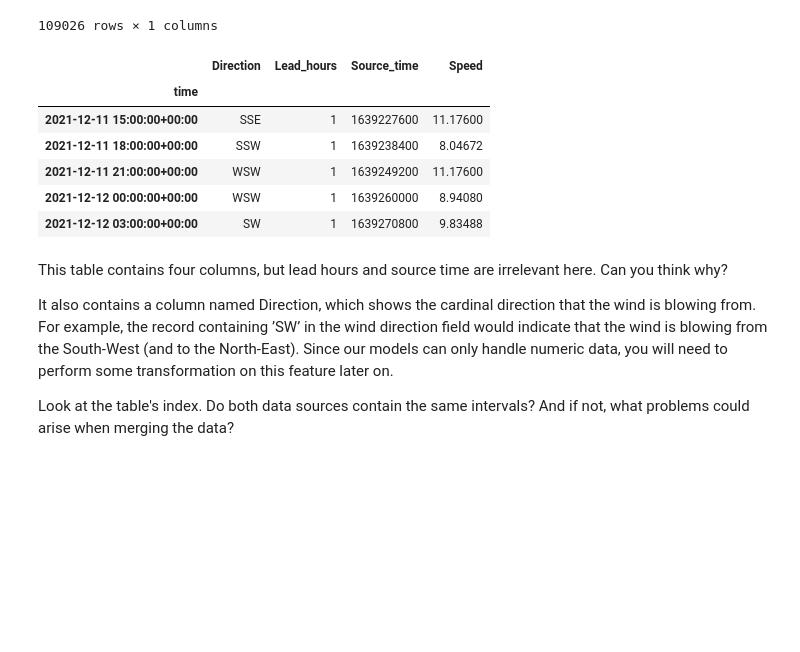
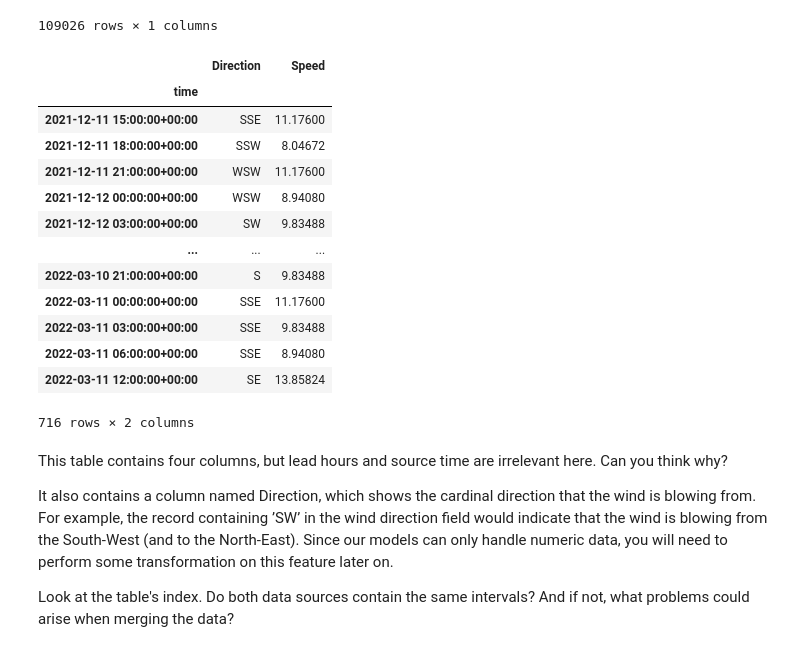
Before and after one commit to maribelpreite/orkney-wind-energy-forecasting, a Jupyter notebook: exploration.ipynb, the cells around one changed output. Drawn from its saved outputs; the diff is of its cells as text; code cells hidden in the pictures; blank space fills up the shorter version.

```diff
--- a/exploration.ipynb
+++ b/exploration.ipynb
@@ -132,15 +132,22 @@ power_df
 | 2022-03-11 13:38:00+00:00 | 33.292000 |
 109026 rows × 1 columns
 # %%
-wind_df.head()
+wind_df
 # %% [output]
-|  | Direction | Lead_hours | Source_time | Speed |
-| time |  |  |  |  |
-| 2021-12-11 15:00:00+00:00 | SSE | 1 | 1639227600 | 11.17600 |
-| 2021-12-11 18:00:00+00:00 | SSW | 1 | 1639238400 | 8.04672 |
-| 2021-12-11 21:00:00+00:00 | WSW | 1 | 1639249200 | 11.17600 |
-| 2021-12-12 00:00:00+00:00 | WSW | 1 | 1639260000 | 8.94080 |
-| 2021-12-12 03:00:00+00:00 | SW | 1 | 1639270800 | 9.83488 |
+|  | Direction | Speed |
+| time |  |  |
+| 2021-12-11 15:00:00+00:00 | SSE | 11.17600 |
+| 2021-12-11 18:00:00+00:00 | SSW | 8.04672 |
+| 2021-12-11 21:00:00+00:00 | WSW | 11.17600 |
+| 2021-12-12 00:00:00+00:00 | WSW | 8.94080 |
+| 2021-12-12 03:00:00+00:00 | SW | 9.83488 |
+| ... | ... | ... |
+| 2022-03-10 21:00:00+00:00 | S | 9.83488 |
+| 2022-03-11 00:00:00+00:00 | SSE | 11.17600 |
+| 2022-03-11 03:00:00+00:00 | SSE | 9.83488 |
+| 2022-03-11 06:00:00+00:00 | SSE | 8.94080 |
+| 2022-03-11 12:00:00+00:00 | SE | 13.85824 |
+716 rows × 2 columns
 # %% [markdown]
 This table contains four columns, but lead hours and source time are irrelevant here. Can you think why?
 
```
Also changed, not shown: parts of 18 cells of this notebook.
